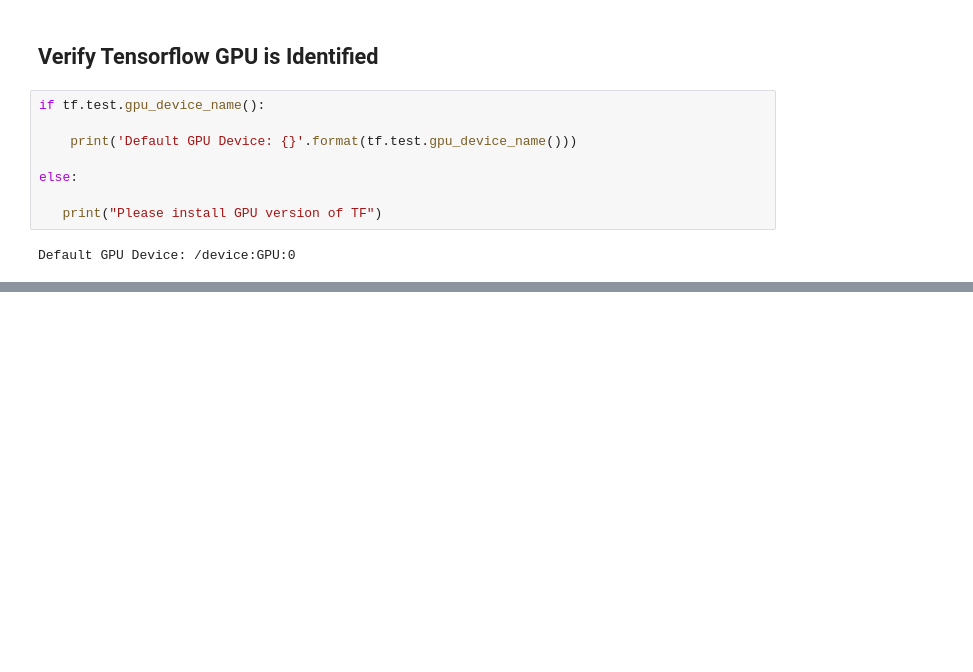
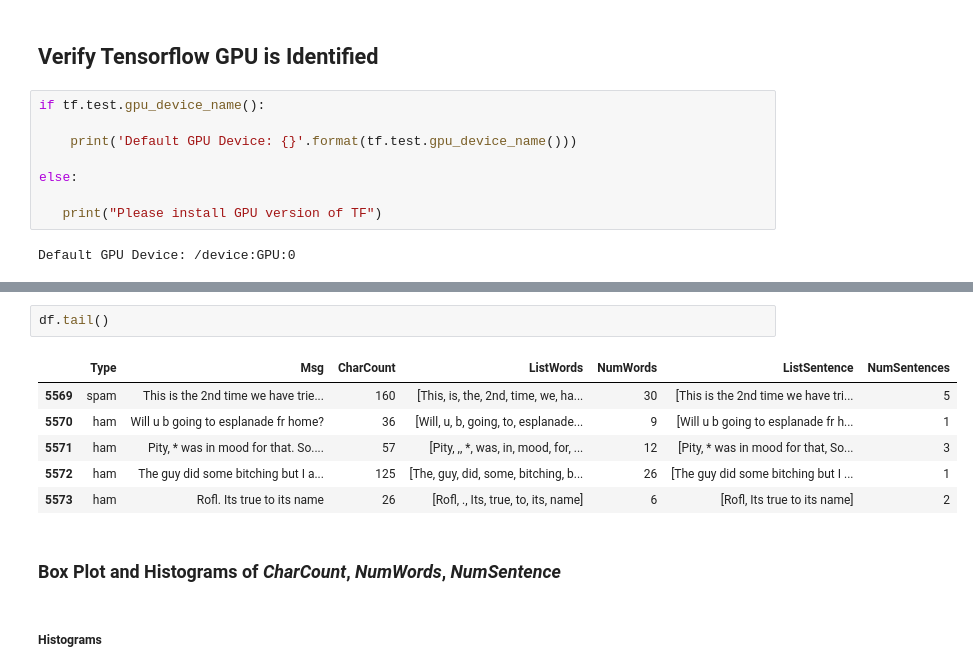
Before and after one commit to lemousehunter/SC1015-NLP-Spam-Detection-Project, a Jupyter notebook: ProcessData.ipynb, the cells around one changed output, grey strips where cells are left out. Drawn from its saved outputs; the diff is of its cells as text; blank space fills up the shorter version.

```diff
--- a/ProcessData.ipynb
+++ b/ProcessData.ipynb
@@ -76,0 +190,13 @@ Default GPU Device: /device:GPU:0
+# %%
+df.tail()
+# %% [output]
+|  | Type | Msg | CharCount | ListWords | NumWords | ListSentence | NumSentences |
+| 5569 | spam | This is the 2nd time we have trie... | 160 | [This, is, the, 2nd, time, we, ha... | 30 | [This is the 2nd time we have tri... | 5 |
+| 5570 | ham | Will u b going to esplanade fr home? | 36 | [Will, u, b, going, to, esplanade... | 9 | [Will u b going to esplanade fr h... | 1 |
+| 5571 | ham | Pity, * was in mood for that. So.... | 57 | [Pity, ,, *, was, in, mood, for, ... | 12 | [Pity, * was in mood for that, So... | 3 |
+| 5572 | ham | The guy did some bitching but I a... | 125 | [The, guy, did, some, bitching, b... | 26 | [The guy did some bitching but I ... | 1 |
+| 5573 | ham | Rofl. Its true to its name | 26 | [Rofl, ., Its, true, to, its, name] | 6 | [Rofl, Its true to its name] | 2 |
+# %% [markdown]
+### Box Plot and Histograms of *CharCount*, *NumWords*, *NumSentence*
+# %% [markdown]
+##### Histograms
```
Also changed, not shown: parts of 27 cells of this notebook.
